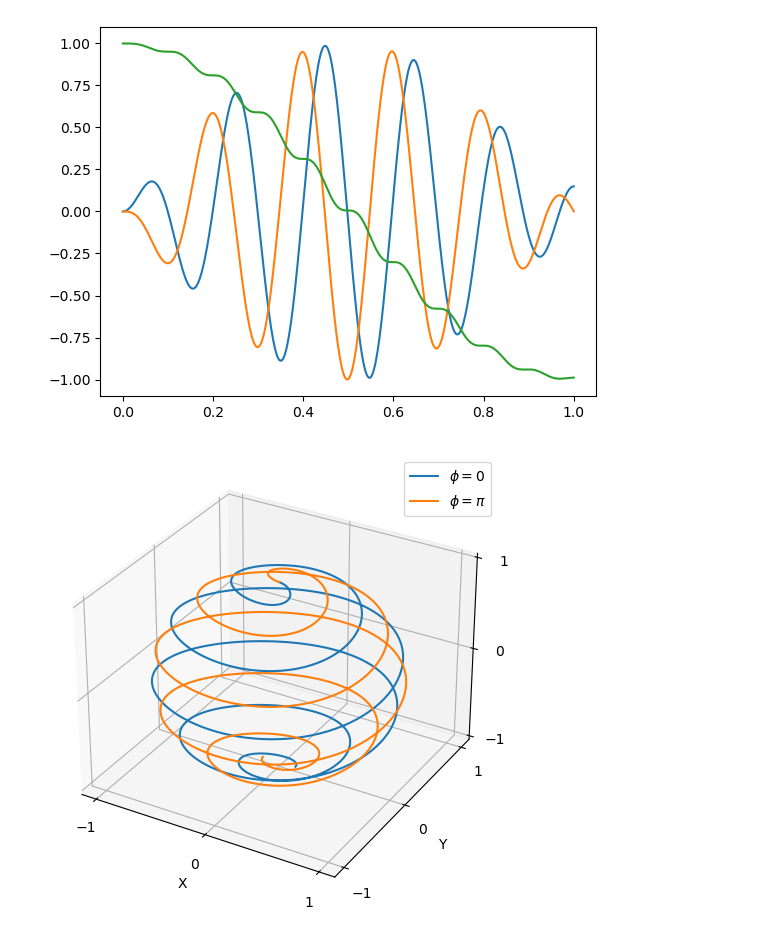
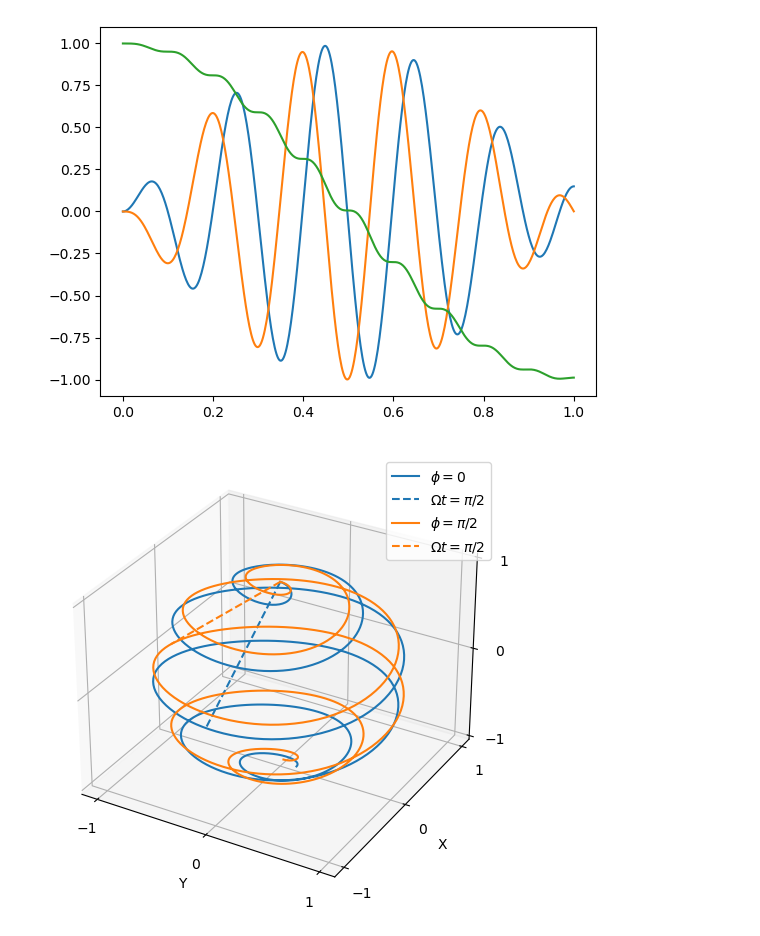
Before and after one commit to XanaduAI/Analytic_Pulse_Gradients, a Jupyter notebook: Single_qubit_drive.ipynb, the cells around one changed output. Saved outputs shown, nothing was run; the diff lists cells and outputs as text; code cells hidden in the pictures.

```diff
--- a/Single_qubit_drive.ipynb
+++ b/Single_qubit_drive.ipynb
@@ -31,7 +31,7 @@ device = qml.device("default.qubit.jax", wires=len(wires))
 
 @qml.qnode(device, interface="jax")
 def evolve(params, t):
-    qml.evolve(H)(params, t, return_intermediate=True)
+    qml.evolve(H)(params, t, return_intermediate=True, atol=1e-15)
     return [qml.expval(qml.PauliX(0)), qml.expval(qml.PauliY(0)), qml.expval(qml.PauliZ(0))]
 
 amplitude = 0.5 # in GHz
@@ -41,7 +41,7 @@ params = jnp.array([amplitude, 0.])
 coords0 = evolve(params, times)
 coords0 = np.array(coords0)
 
-params = jnp.array([amplitude, np.pi])
+params = jnp.array([amplitude, np.pi/2])
 coords1 = evolve(params, times)
 coords1 = np.array(coords1)
 # %% [output]
@@ -54,34 +54,50 @@ plt.show()
 # %%
 # Create a 3D plot
 fig = plt.figure()
 ax = fig.add_subplot(111, projection='3d')
 
 # Add a sphere of radius 1 centered at (3, 3, 2)
 u = np.linspace(0, 2 * np.pi, 100)
 v = np.linspace(0, np.pi, 100)
 x_sphere = 1 * np.outer(np.cos(u), np.sin(v))
 y_sphere = 1 * np.outer(np.sin(u), np.sin(v))
 z_sphere = 1 * np.outer(np.ones(np.size(u)), np.cos(v))
 
-# Plot the sphere
-#ax.plot_surface(x_sphere, y_sphere, z_sphere, color='yellow', alpha=0.3)
-
 
 # Plot the trajectory
 ax.plot(*coords0, "-", label="$\\phi=0$")
-ax.plot(*coords1, "-", label="$\\phi=\\pi$")
-ax.legend()
+# pi/2 pulse by setting 2 pi amplitude  t = pi/2 => t = 1/(4 amplitude)
+res = evolve([amplitude, 0.], (0., 1/amplitude/4))
+res = np.array(res)
+ax.plot(*res, "--", label="$\\Omega t = \\pi/2$", color="tab:blue")
+
+
+
+ax.plot(*coords1, "-", label="$\\phi=\\pi/2$")
+res = evolve([amplitude, jnp.pi/2], (0., 1/amplitude/4))
+res = np.array(res)
+ax.plot(*res, "--", label="$\\Omega t = \\pi/2$", color="tab:orange")
 
 # Set labels for each axis
-ax.set_xlabel('X')
-ax.set_ylabel('Y')
+ax.set_xlabel('Y')
+ax.set_ylabel('X')
 ax.set_zlabel('Z')
 ax.set_xticks([-1, 0, 1])
 ax.set_yticks([-1, 0, 1])
 ax.set_zticks([-1, 0, 1])
 
+# @qml.qnode(device, interface="jax")
+# def rot(p, op):
+#     op(p, 0)
+#     return [qml.expval(qml.PauliX(0)), qml.expval(qml.PauliY(0)), qml.expval(qml.PauliZ(0))]
+
+# ax.plot(*rot(0.5*np.pi, qml.RX), "x")
+# ax.plot(*rot(-0.5*np.pi, qml.RY), "o")
+
+ax.legend()
+
 # Show the plot
 plt.tight_layout()
-plt.savefig("plots/1qubit.png", bbox_inches='tight')
+plt.savefig("plots/1qubit.svg", dpi=500, bbox_inches='tight')
 # %% [output]
-[figure, old version]
+[figure, new version]
```
Also changed, not shown: 2 other files.
